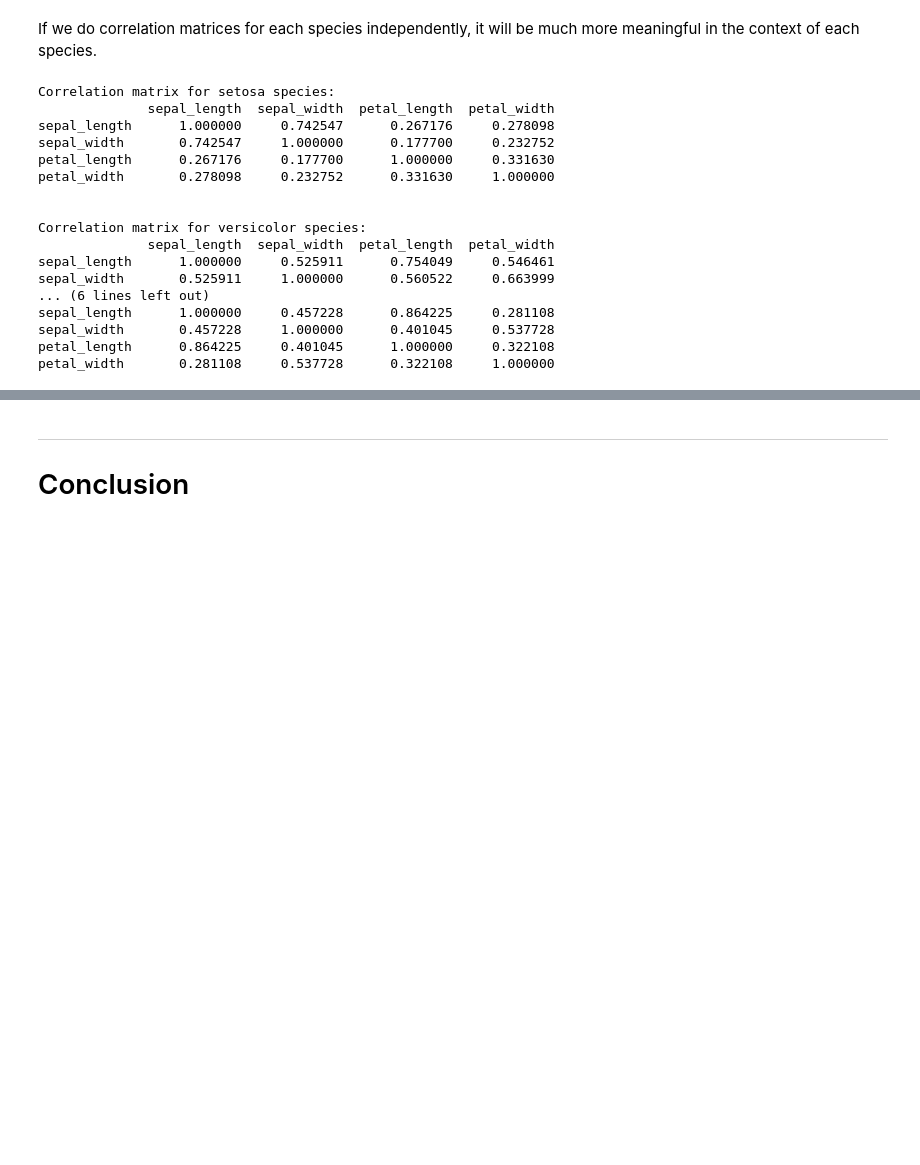
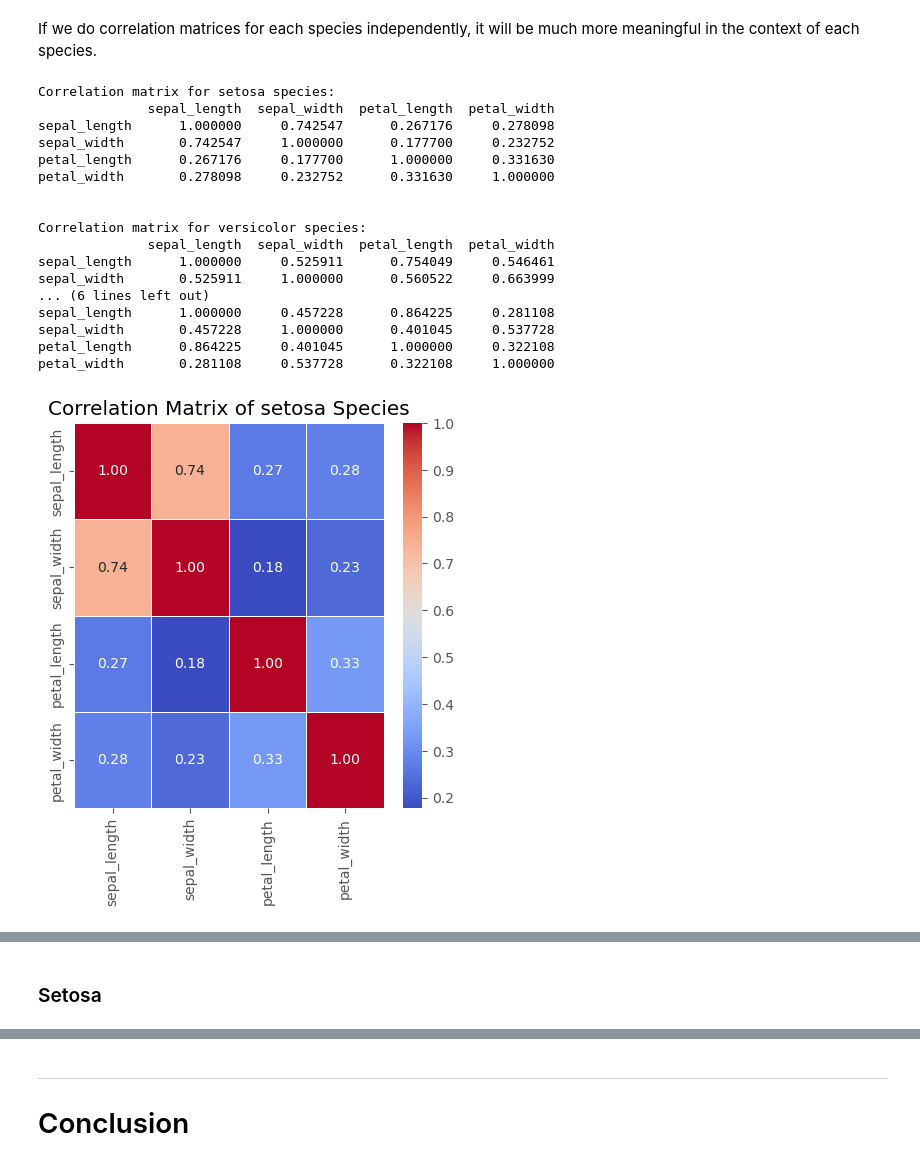
Before and after one commit to nexlanglxm/fundamentals-of-data-analysis, a Jupyter notebook: project.ipynb, the cells around one changed output, grey strips where cells are left out. Drawn from its saved outputs; the diff is of its cells as text; code cells hidden in the pictures; blank space fills up the shorter version.

Commit message:
More on correlation, setosa

```diff
--- a/project.ipynb
+++ b/project.ipynb
@@ -315,29 +310,33 @@ If we do correlation matrices for each species independently, it will be much mo
 # %%
 # Create separate correlation matrices for each species
 species_list = iris['species'].unique()
 
 for species in species_list:
     species_data = iris[iris['species'] == species]
     correlation_matrix = species_data.drop('species', axis=1).corr()
 
+    plt.figure(figsize=(5, 5))
+    sns.heatmap(correlation_matrix, annot=True, cmap='coolwarm', fmt='.2f', linewidths=0.5)
+    plt.title(f'Correlation Matrix of {species} Species')
     print(f"Correlation matrix for {species} species:")
     print(correlation_matrix)
     print("\n")
 # %% [output]
 Correlation matrix for setosa species:
               sepal_length  sepal_width  petal_length  petal_width
 sepal_length      1.000000     0.742547      0.267176     0.278098
 sepal_width       0.742547     1.000000      0.177700     0.232752
 petal_length      0.267176     0.177700      1.000000     0.331630
 petal_width       0.278098     0.232752      0.331630     1.000000
 
 
 Correlation matrix for versicolor species:
               sepal_length  sepal_width  petal_length  petal_width
 sepal_length      1.000000     0.525911      0.754049     0.546461
 sepal_width       0.525911     1.000000      0.560522     0.663999
 ... (6 lines left out)
 sepal_length      1.000000     0.457228      0.864225     0.281108
 sepal_width       0.457228     1.000000      0.401045     0.537728
 petal_length      0.864225     0.401045      1.000000     0.322108
 petal_width       0.281108     0.537728      0.322108     1.000000
+[figure, added]
@@ -343,0 +345,2 @@ petal_width       0.281108     0.537728      0.322108     1.000000
+# %% [markdown]
+### Setosa
```
Also changed, not shown: parts of 3 cells of this notebook.
